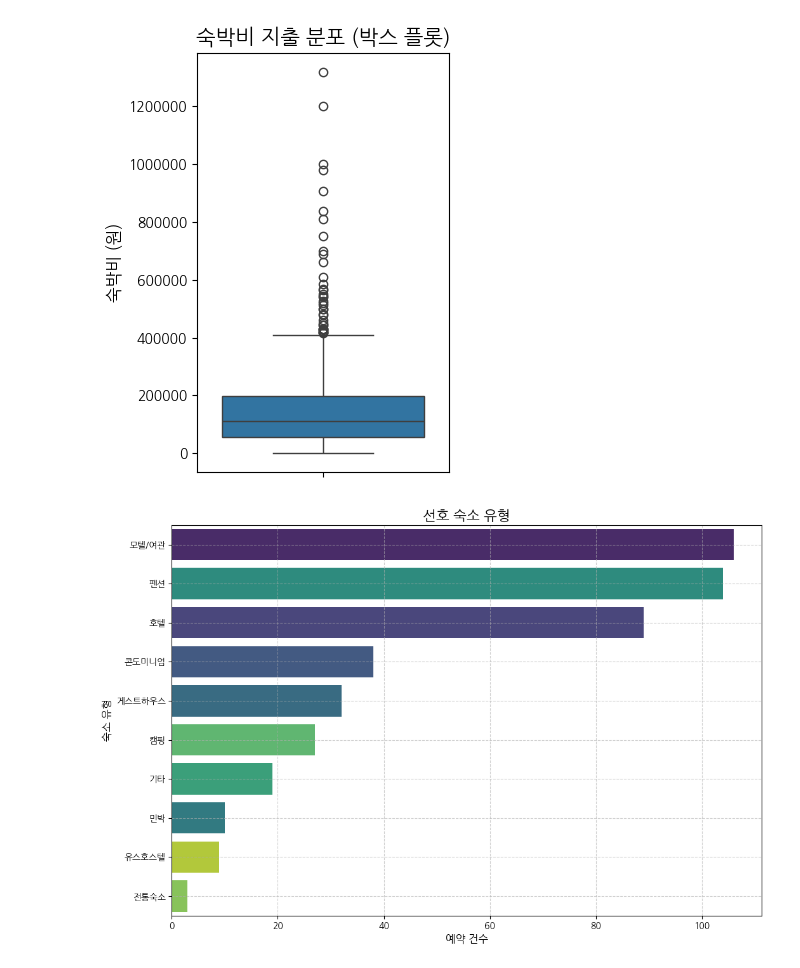
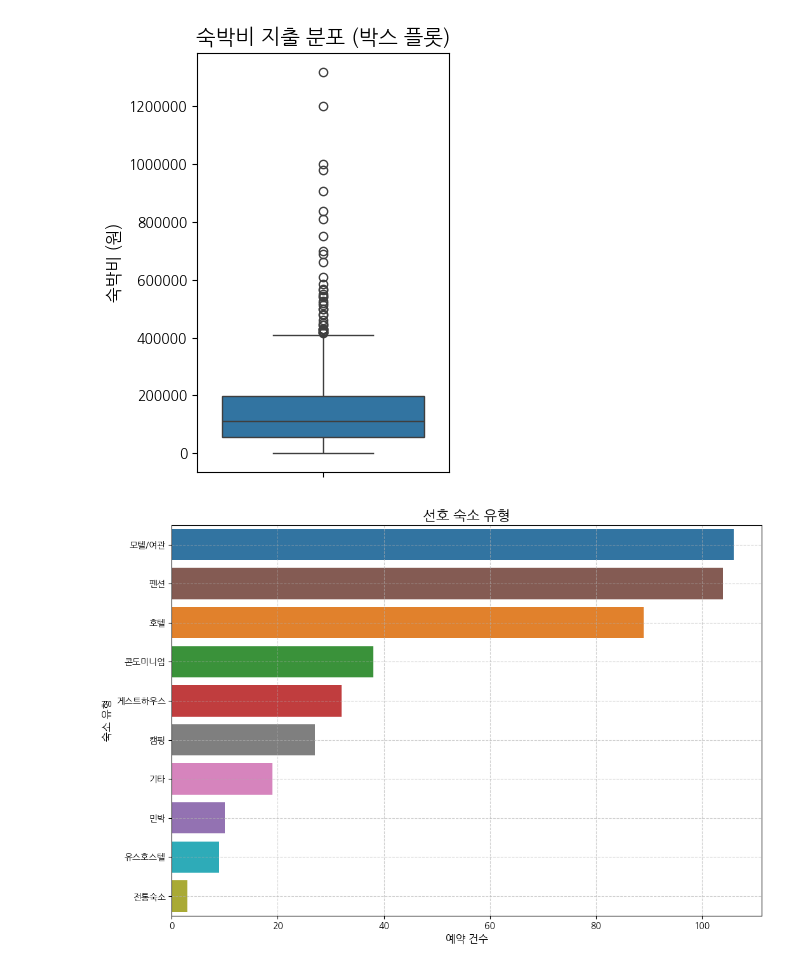
Before and after one commit to SKNetworks-AI19-250818/SKN19-mini-1Team, a Jupyter notebook: preprocessing/notebook/숙박소비내역_전처리.ipynb, the cells around one changed output. Drawn from its saved outputs; the diff is of its cells as text; code cells hidden in the pictures.

```diff
--- a/preprocessing/숙박소비내역_전처리.ipynb
+++ b/preprocessing/notebook/숙박소비내역_전처리.ipynb
@@ -15,8 +15,8 @@ from sklearn.preprocessing import LabelEncoder
 plt.rc('font', family='NanumGothic')
 plt.rc('axes', unicode_minus=False) # 마이너스 기호 깨짐 방지
 # %%
-df = pd.read_csv('../data/training/TL_csv/tn_lodge_consume_his_숙박소비내역_E.csv')
-df_travel = pd.read_csv('../data/training/TL_csv/tn_travel_여행_E.csv')         # 필요 컬럼 채우기 위해
+df = pd.read_csv('../../data/training/TL_csv/tn_lodge_consume_his_숙박소비내역_E.csv')
+df_travel = pd.read_csv('../../data/training/TL_csv/tn_travel_여행_E.csv')         # 필요 컬럼 채우기 위해
 
 df['PAYMENT_DT'] = pd.to_datetime(df['PAYMENT_DT'], errors='coerce')
 df_travel['TRAVEL_START_YMD'] = pd.to_datetime(df_travel['TRAVEL_START_YMD'], errors='coerce')
@@ -27,3 +27,4 @@ df_merged = pd.merge(
     on='TRAVEL_ID',
     how='left'
 )
+df_merged.info()
@@ -102,16 +121,16 @@ df_lodge_clean['LODGING_TYPE_NM'] = df_lodge_clean['LODGING_TYPE_CD'].map(lodge_
 # %%
 # --- 1. 선호 숙소 유형 (countplot 수정) ---
 plt.figure(figsize=(12, 8))
 
 # y축에 새로 만든 'LODGING_TYPE_NM' 컬럼을 사용합니다.
 order = df_lodge_clean['LODGING_TYPE_NM'].value_counts().index
-sns.countplot(data=df_lodge_clean, y='LODGING_TYPE_NM', order=order,
-              hue='LODGING_TYPE_NM', palette='viridis', legend=False)
+sns.countplot(
+    data=df_lodge_clean, y='LODGING_TYPE_NM', order=order, hue='LODGING_TYPE_NM', legend=False)
 
 plt.title('선호 숙소 유형', fontsize=16)
 plt.grid(zorder=0, linestyle='--', alpha=0.6)
 plt.xlabel('예약 건수', fontsize=12)
 plt.ylabel('숙소 유형', fontsize=12) # 라벨도 '코드'에서 '유형'으로 변경
 plt.show()
 # %% [output]
-[figure, old version]
+[figure, new version]
```
Also changed, not shown: parts of 1 cell of this notebook, 7 other files.
